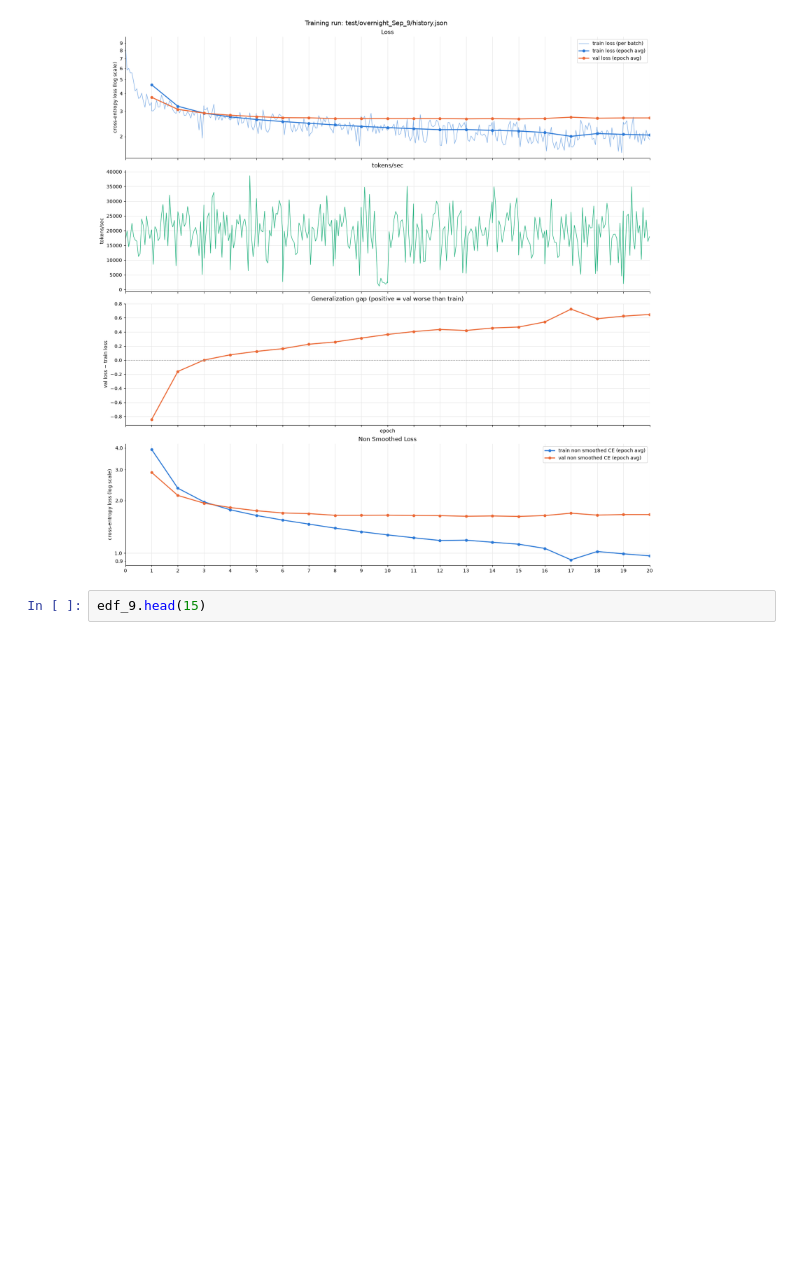
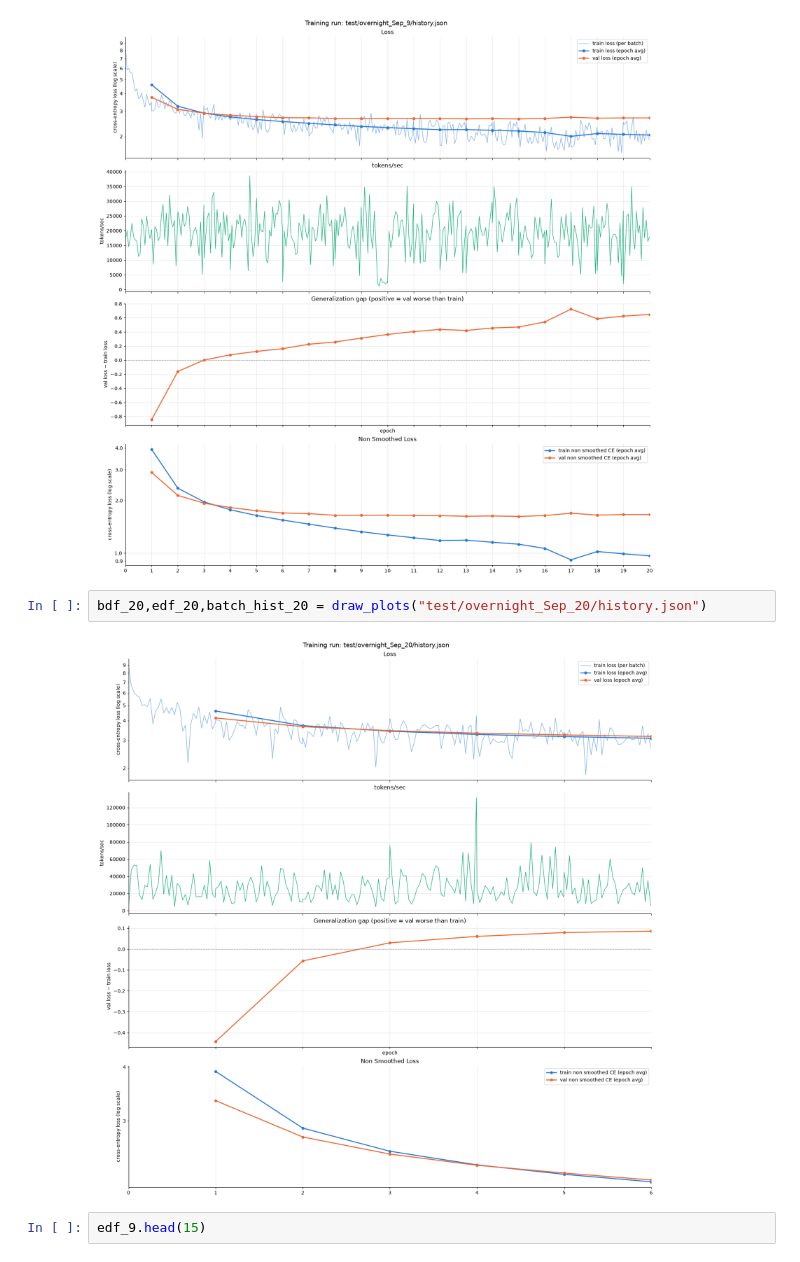
Before and after one commit to maminsed/Attention-is-All-You-Need, a Jupyter notebook: evaluation.ipynb, the cells around one changed output. Cells and saved outputs as stored; diff of their text form; blank space fills up the shorter version.

Commit message:
chore: trained with depth 3 and lower batch size for up to 5 epochs.

```diff
--- a/evaluation.ipynb
+++ b/evaluation.ipynb
@@ -84,6 +84,10 @@ bdf_1,edf_1,batch_hist_1 = draw_plots("test/overnight_Sep_19_v2/history.json")
 bdf_9,edf_9,batch_hist_9 = draw_plots("test/overnight_Sep_9/history.json")
 # %% [output]
 [figure]
+# %%
+bdf_20,edf_20,batch_hist_20 = draw_plots("test/overnight_Sep_20/history.json")
+# %% [output]
+[figure, added]
 # %%
 edf_9.head(15)
 # %% [output]
```
Also changed, not shown: parts of 12 cells of this notebook, 3 other files.
